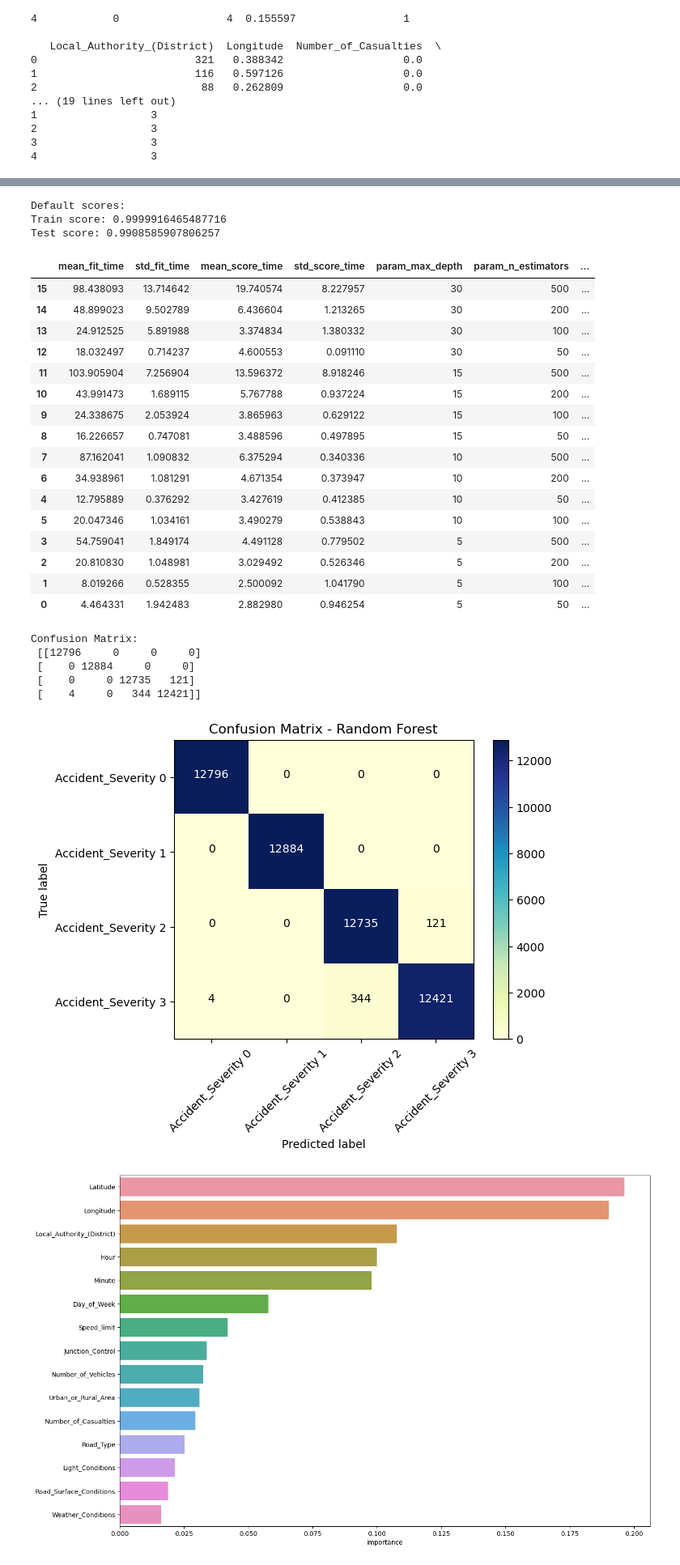
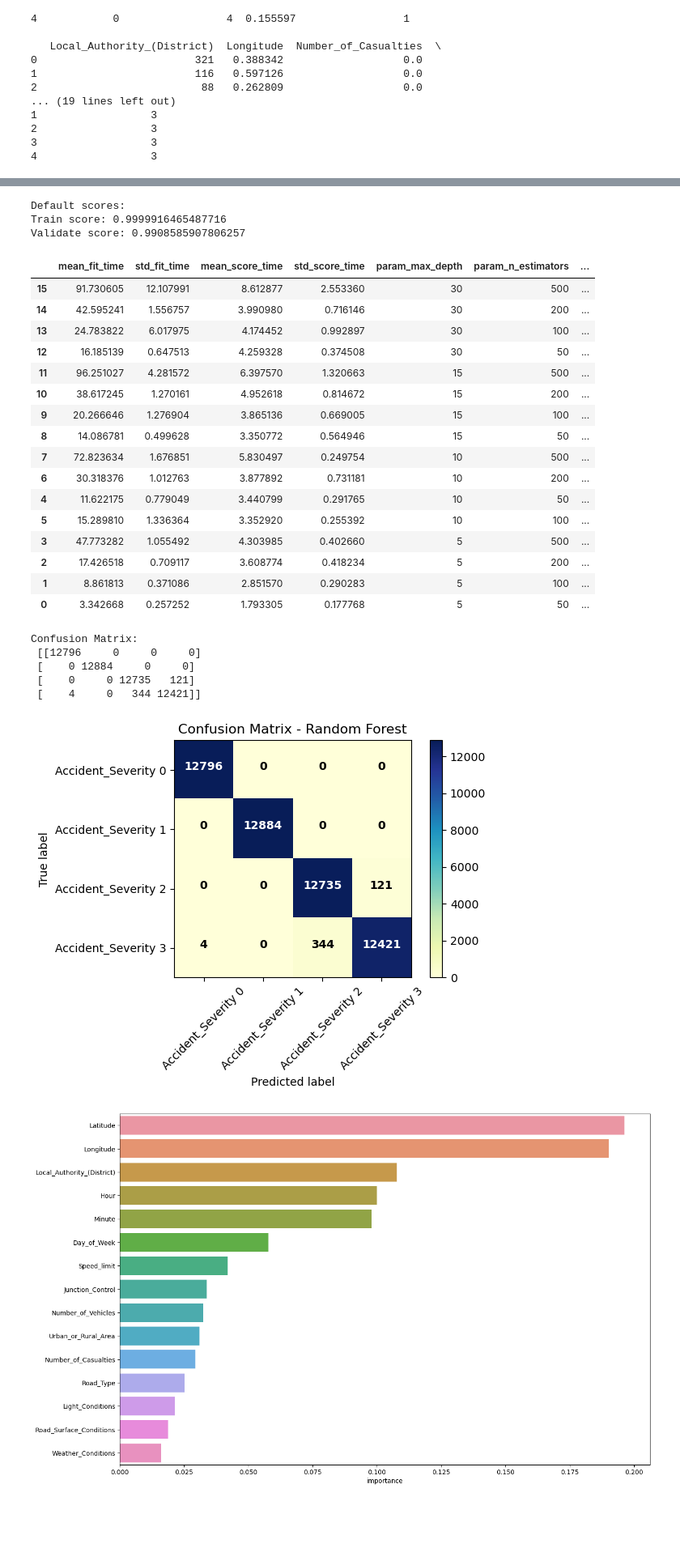
Before and after one commit to LXT2204/IS252_Datamining, a Jupyter notebook: RF_For_DataMining.ipynb, the cells around one changed output, grey strips where cells are left out. Shown at 81% size. Saved outputs shown, nothing was run; the diff lists cells and outputs as text; code cells hidden in the pictures; blank space fills up the shorter version.

```diff
--- a/RF_For_DataMining.ipynb
+++ b/RF_For_DataMining.ipynb
@@ -68,8 +68,8 @@ y = sample["Accident_Severity"]
 X = sample.drop("Accident_Severity", axis=1)
 # %%
 # Split the data into training and testing sets (70% train, 30% test)
-X_train, X_test, y_train, y_test = train_test_split(X, y, test_size=0.3, random_state=42)
+X_train, X_validate, y_train, y_validate = train_test_split(X, y, test_size=0.3, random_state=42)
 print(f"Training samples: {X_train.shape[0]}")
-print(f"Test samples: {X_test.shape[0]}")
+print(f"Validate samples: {X_validate.shape[0]}")
 # %% [output]
 Training samples: 119711
@@ -94,69 +94,73 @@ Test score: 0.9927102621576844
 print("Default scores:")
 rfc.fit(X_train, y_train)
 print("Train score:", rfc.score(X_train, y_train))
-print("Test score:", rfc.score(X_test, y_test))
+print("Validate score:", rfc.score(X_validate, y_validate))
 # %% [output]
 Default scores:
 Train score: 0.9999916465487716
-Test score: 0.9908585907806257
+Validate score: 0.9908585907806257
 # %%
 pd.DataFrame(grid.cv_results_).sort_values(by="rank_test_score")
 # %% [output]
 |  | mean_fit_time | std_fit_time | mean_score_time | std_score_time | param_max_depth | param_n_estimators | ... |
-| 15 | 98.438093 | 13.714642 | 19.740574 | 8.227957 | 30 | 500 | ... |
-| 14 | 48.899023 | 9.502789 | 6.436604 | 1.213265 | 30 | 200 | ... |
-| 13 | 24.912525 | 5.891988 | 3.374834 | 1.380332 | 30 | 100 | ... |
-| 12 | 18.032497 | 0.714237 | 4.600553 | 0.091110 | 30 | 50 | ... |
-| 11 | 103.905904 | 7.256904 | 13.596372 | 8.918246 | 15 | 500 | ... |
-| 10 | 43.991473 | 1.689115 | 5.767788 | 0.937224 | 15 | 200 | ... |
-| 9 | 24.338675 | 2.053924 | 3.865963 | 0.629122 | 15 | 100 | ... |
-| 8 | 16.226657 | 0.747081 | 3.488596 | 0.497895 | 15 | 50 | ... |
-| 7 | 87.162041 | 1.090832 | 6.375294 | 0.340336 | 10 | 500 | ... |
-| 6 | 34.938961 | 1.081291 | 4.671354 | 0.373947 | 10 | 200 | ... |
-| 4 | 12.795889 | 0.376292 | 3.427619 | 0.412385 | 10 | 50 | ... |
-| 5 | 20.047346 | 1.034161 | 3.490279 | 0.538843 | 10 | 100 | ... |
-| 3 | 54.759041 | 1.849174 | 4.491128 | 0.779502 | 5 | 500 | ... |
-| 2 | 20.810830 | 1.048981 | 3.029492 | 0.526346 | 5 | 200 | ... |
-| 1 | 8.019266 | 0.528355 | 2.500092 | 1.041790 | 5 | 100 | ... |
-| 0 | 4.464331 | 1.942483 | 2.882980 | 0.946254 | 5 | 50 | ... |
+| 15 | 91.730605 | 12.107991 | 8.612877 | 2.553360 | 30 | 500 | ... |
+| 14 | 42.595241 | 1.556757 | 3.990980 | 0.716146 | 30 | 200 | ... |
+| 13 | 24.783822 | 6.017975 | 4.174452 | 0.992897 | 30 | 100 | ... |
+| 12 | 16.185139 | 0.647513 | 4.259328 | 0.374508 | 30 | 50 | ... |
+| 11 | 96.251027 | 4.281572 | 6.397570 | 1.320663 | 15 | 500 | ... |
+| 10 | 38.617245 | 1.270161 | 4.952618 | 0.814672 | 15 | 200 | ... |
+| 9 | 20.266646 | 1.276904 | 3.865136 | 0.669005 | 15 | 100 | ... |
+| 8 | 14.086781 | 0.499628 | 3.350772 | 0.564946 | 15 | 50 | ... |
+| 7 | 72.823634 | 1.676851 | 5.830497 | 0.249754 | 10 | 500 | ... |
+| 6 | 30.318376 | 1.012763 | 3.877892 | 0.731181 | 10 | 200 | ... |
+| 4 | 11.622175 | 0.779049 | 3.440799 | 0.291765 | 10 | 50 | ... |
+| 5 | 15.289810 | 1.336364 | 3.352920 | 0.255392 | 10 | 100 | ... |
+| 3 | 47.773282 | 1.055492 | 4.303985 | 0.402660 | 5 | 500 | ... |
+| 2 | 17.426518 | 0.709117 | 3.608774 | 0.418234 | 5 | 200 | ... |
+| 1 | 8.861813 | 0.371086 | 2.851570 | 0.290283 | 5 | 100 | ... |
+| 0 | 3.342668 | 0.257252 | 1.793305 | 0.177768 | 5 | 50 | ... |
 # %%
 
 
-y_pred = rfc.predict(X_test)
-confmat = confusion_matrix(y_true=y_test, y_pred=y_pred)
+
+y_pred = rfc.predict(X_validate)
+confmat = confusion_matrix(y_true=y_validate, y_pred=y_pred)
 
 # In ra confusion matrix
 print("Confusion Matrix:\n", confmat)
-##cmap="YlGnBu"
-##cmap='viridis'
 
+sum_per_class = confmat.sum(axis=1, keepdims=True)
+
+# Chuẩn hóa confusion matrix để có các giá trị nằm trong phạm vi [0, 1]
+confmat_normalized = confmat.astype('float') / sum_per_class
+
+# Vẽ confusion matrix bằng matplotlib và hiển thị số trên mỗi ô
 plt.imshow(confmat, interpolation='nearest', cmap='YlGnBu')
 plt.title("Confusion Matrix - Random Forest")
-# thanh bar bên phải
 plt.colorbar()
-
 
 # Thêm số vào từng ô, màu sắc số hiển thị theo phân lớp
 for i in range(len(confmat_normalized)):
     for j in range(len(confmat_normalized[i])):
-        color = "black" if confmat_normalized[i][j] < (confmat_normalized.max() / 4) else "white"
-        plt.text(j, i, format(confmat[i][j], 'd'), horizontalalignment="center", color=color)
-# tên cột
+        color = "white" if confmat_normalized[i][j] > (confmat_normalized.max() / 2) else "black"
+        plt.text(j, i, format(confmat[i][j], 'd'), horizontalalignment="center", color=color, fontweight='bold')
+
+# Tên cột
 tick_marks = np.arange(len(confmat_normalized))
 plt.xticks(tick_marks, ["Accident_Severity 0", "Accident_Severity 1", "Accident_Severity 2", "Accident_Severity 3"], rotation=45)
 plt.yticks(tick_marks, ["Accident_Severity 0", "Accident_Severity 1", "Accident_Severity 2", "Accident_Severity 3"])
 
-
 plt.ylabel('True label')
 plt.xlabel('Predicted label')
+plt.tight_layout()
 plt.show()
 # %% [output]
 Confusion Matrix:
  [[12796     0     0     0]
  [    0 12884     0     0]
  [    0     0 12735   121]
  [    4     0   344 12421]]
-[figure, old version]
+[figure, new version]
 # %%
 importances = pd.DataFrame(np.zeros((X_train.shape[1], 1)), columns=["importance"], index=X_train.columns)
 
```
Also changed, not shown: parts of 12 cells of this notebook, 1 other file.
